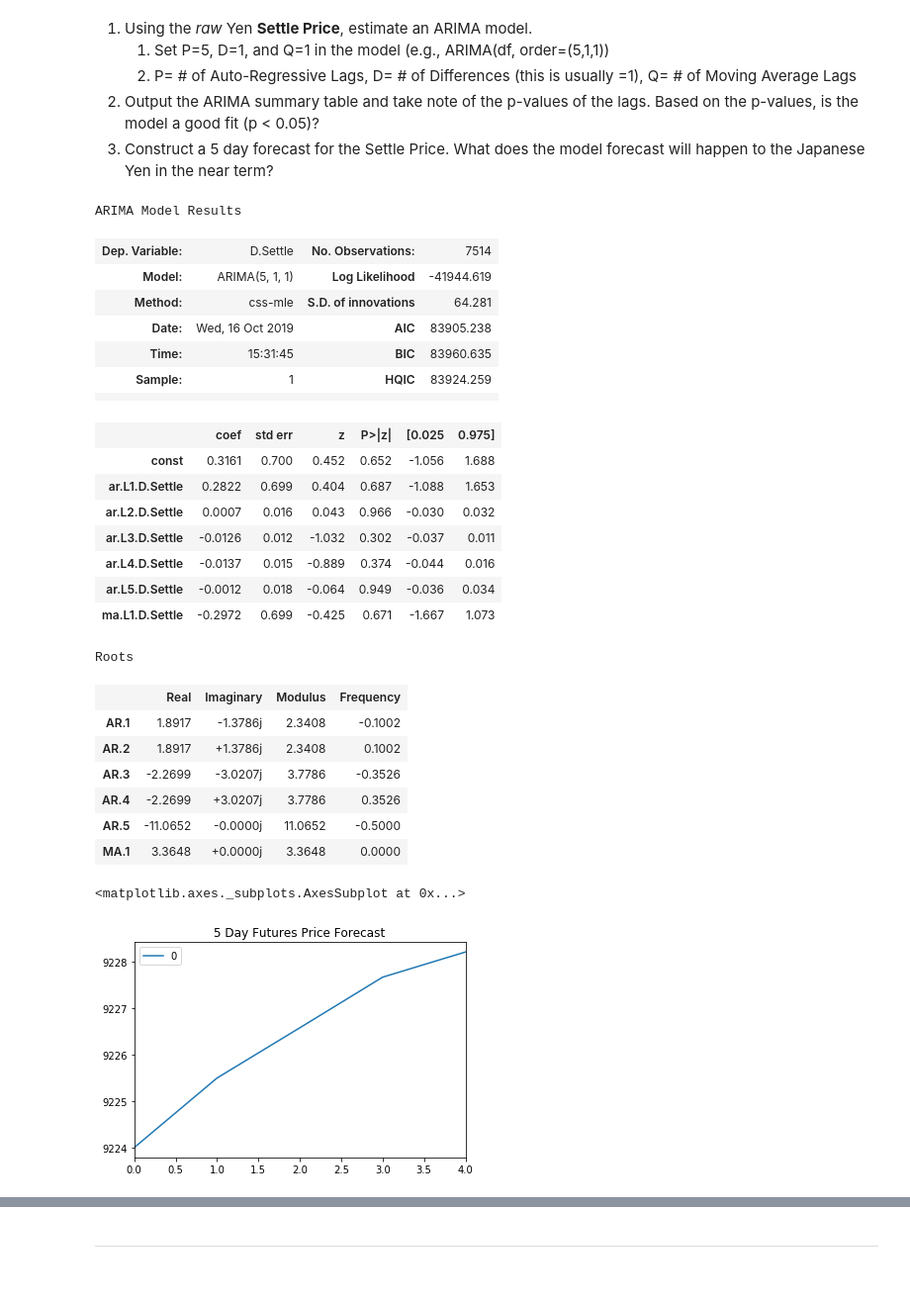
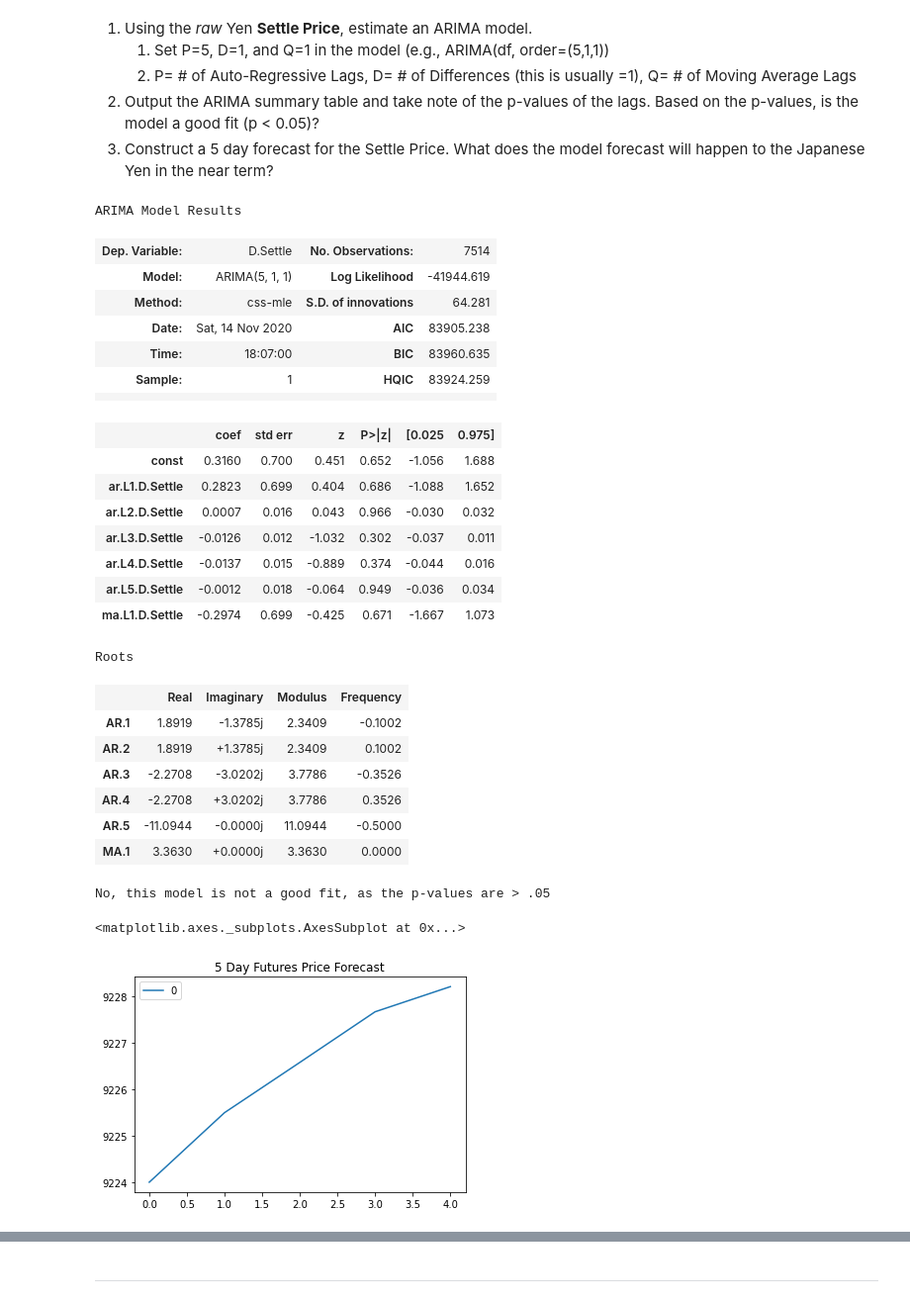
Before and after one commit to jackfazzone/10-Time-Series, a Jupyter notebook: 10-Time-Series/Instructions/Starter_Code/time_series_analysis.ipynb, the cells around one changed output, grey strips where cells are left out. Shown at 99% size. Drawn from its saved outputs; the diff is of its cells as text; code cells hidden in the pictures.

Commit message:
completed ARIMA model section

```diff
--- a/10-Time-Series/Instructions/Starter_Code/time_series_analysis.ipynb
+++ b/10-Time-Series/Instructions/Starter_Code/time_series_analysis.ipynb
@@ -171,10 +171,10 @@ from statsmodels.tsa.arima_model import ARIMA
 
 # Estimate and ARIMA Model:
 # Hint: ARIMA(df, order=(p, d, q))
-# YOUR CODE HERE!
+model = ARIMA(yen_futures['Settle'], order=(5, 1, 1))
 
 # Fit the model
-# YOUR CODE HERE!
+results = model.fit()
 # %%
 # Output model summary results:
 results.summary()
@@ -183,29 +183,33 @@ ARIMA Model Results
 | Dep. Variable: | D.Settle | No. Observations: | 7514 |
 | Model: | ARIMA(5, 1, 1) | Log Likelihood | -41944.619 |
 | Method: | css-mle | S.D. of innovations | 64.281 |
-| Date: | Wed, 16 Oct 2019 | AIC | 83905.238 |
-| Time: | 15:31:45 | BIC | 83960.635 |
+| Date: | Sat, 14 Nov 2020 | AIC | 83905.238 |
+| Time: | 18:07:00 | BIC | 83960.635 |
 | Sample: | 1 | HQIC | 83924.259 |
 |  |  |  |  |
 |  | coef | std err | z | P>|z| | [0.025 | 0.975] |
-| const | 0.3161 | 0.700 | 0.452 | 0.652 | -1.056 | 1.688 |
-| ar.L1.D.Settle | 0.2822 | 0.699 | 0.404 | 0.687 | -1.088 | 1.653 |
+| const | 0.3160 | 0.700 | 0.451 | 0.652 | -1.056 | 1.688 |
+| ar.L1.D.Settle | 0.2823 | 0.699 | 0.404 | 0.686 | -1.088 | 1.652 |
 | ar.L2.D.Settle | 0.0007 | 0.016 | 0.043 | 0.966 | -0.030 | 0.032 |
 | ar.L3.D.Settle | -0.0126 | 0.012 | -1.032 | 0.302 | -0.037 | 0.011 |
 | ar.L4.D.Settle | -0.0137 | 0.015 | -0.889 | 0.374 | -0.044 | 0.016 |
 | ar.L5.D.Settle | -0.0012 | 0.018 | -0.064 | 0.949 | -0.036 | 0.034 |
-| ma.L1.D.Settle | -0.2972 | 0.699 | -0.425 | 0.671 | -1.667 | 1.073 |
+| ma.L1.D.Settle | -0.2974 | 0.699 | -0.425 | 0.671 | -1.667 | 1.073 |
 Roots
 |  | Real | Imaginary | Modulus | Frequency |
-| AR.1 | 1.8917 | -1.3786j | 2.3408 | -0.1002 |
-| AR.2 | 1.8917 | +1.3786j | 2.3408 | 0.1002 |
-| AR.3 | -2.2699 | -3.0207j | 3.7786 | -0.3526 |
-| AR.4 | -2.2699 | +3.0207j | 3.7786 | 0.3526 |
-| AR.5 | -11.0652 | -0.0000j | 11.0652 | -0.5000 |
-| MA.1 | 3.3648 | +0.0000j | 3.3648 | 0.0000 |
+| AR.1 | 1.8919 | -1.3785j | 2.3409 | -0.1002 |
+| AR.2 | 1.8919 | +1.3785j | 2.3409 | 0.1002 |
+| AR.3 | -2.2708 | -3.0202j | 3.7786 | -0.3526 |
+| AR.4 | -2.2708 | +3.0202j | 3.7786 | 0.3526 |
+| AR.5 | -11.0944 | -0.0000j | 11.0944 | -0.5000 |
+| MA.1 | 3.3630 | +0.0000j | 3.3630 | 0.0000 |
+# %%
+print("No, this model is not a good fit, as the p-values are > .05")
+# %% [output]
+No, this model is not a good fit, as the p-values are > .05
 # %%
 # Plot the 5 Day Price Forecast
-# YOUR CODE HERE!
+pd.DataFrame(results.forecast(steps=5)[0]).plot(title="5 Day Futures Price Forecast")
 # %% [output]
 <matplotlib.axes._subplots.AxesSubplot at 0x...>
-[figure, old version]
+[figure, new version]
```
Also changed, not shown: parts of 7 cells of this notebook.
